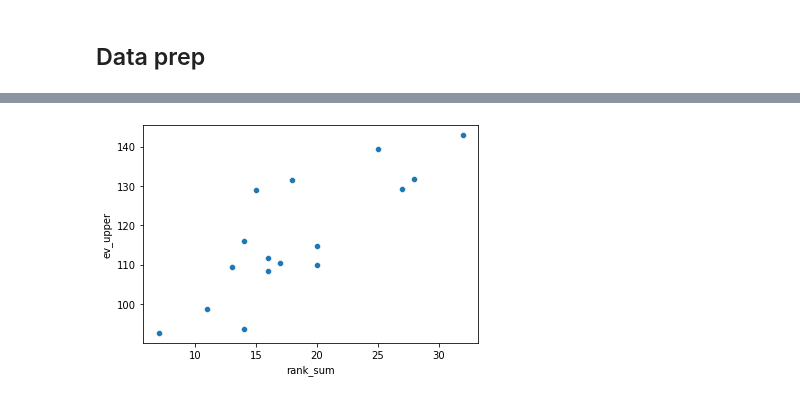
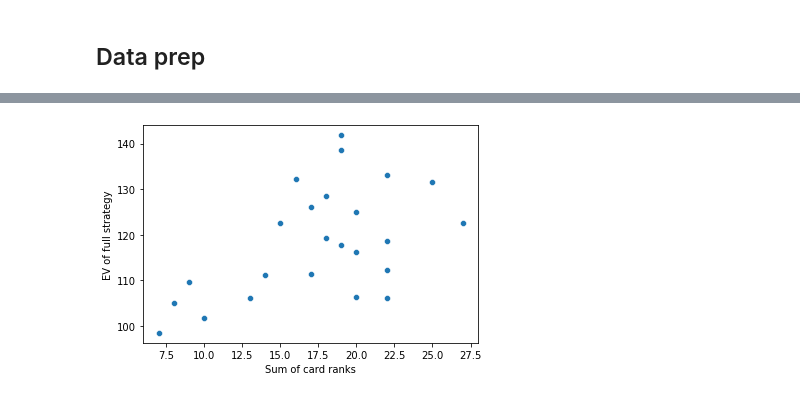
Before and after one commit to cwolffff/autosim, a Jupyter notebook: notebooks/analysis.ipynb, the cells around one changed output, grey strips where cells are left out. Drawn from its saved outputs; the diff is of its cells as text; code cells hidden in the pictures.

```diff
--- a/notebooks/analysis.ipynb
+++ b/notebooks/analysis.ipynb
@@ -13,8 +14,8 @@ from matplotlib import pyplot as plt
 from functools import partial, reduce
 # %%
 ROOTDIR = "C:/Users/christopher/Documents/autosim"
-SPOT = "3b_CO_BTN"
-DATADIR = f"{ROOTDIR}/out/{SPOT}"
+SPOT = "3b_CO_BTN_mk2"
+DATADIR = f"{ROOTDIR}/out/sims/{SPOT}"
 # %%
 POTSIZE = 185
 
@@ -208,10 +217,12 @@ plt.show()
 # %%
 tmp = data
 tmp["rank_sum"] = tmp["board"].apply(partial(rank, method="sum"))
 tmp = tmp[tmp["strategy"] == "b20"]
 
 plt.figure()
 sns.scatterplot(x="rank_sum", y="ev_upper", data=tmp)
+plt.xlabel("Sum of card ranks")
+plt.ylabel("EV of full strategy")
 plt.show()
 # %% [output]
-[figure, old version]
+[figure, new version]
```
Also changed, not shown: parts of 14 cells of this notebook, 6 other files.
